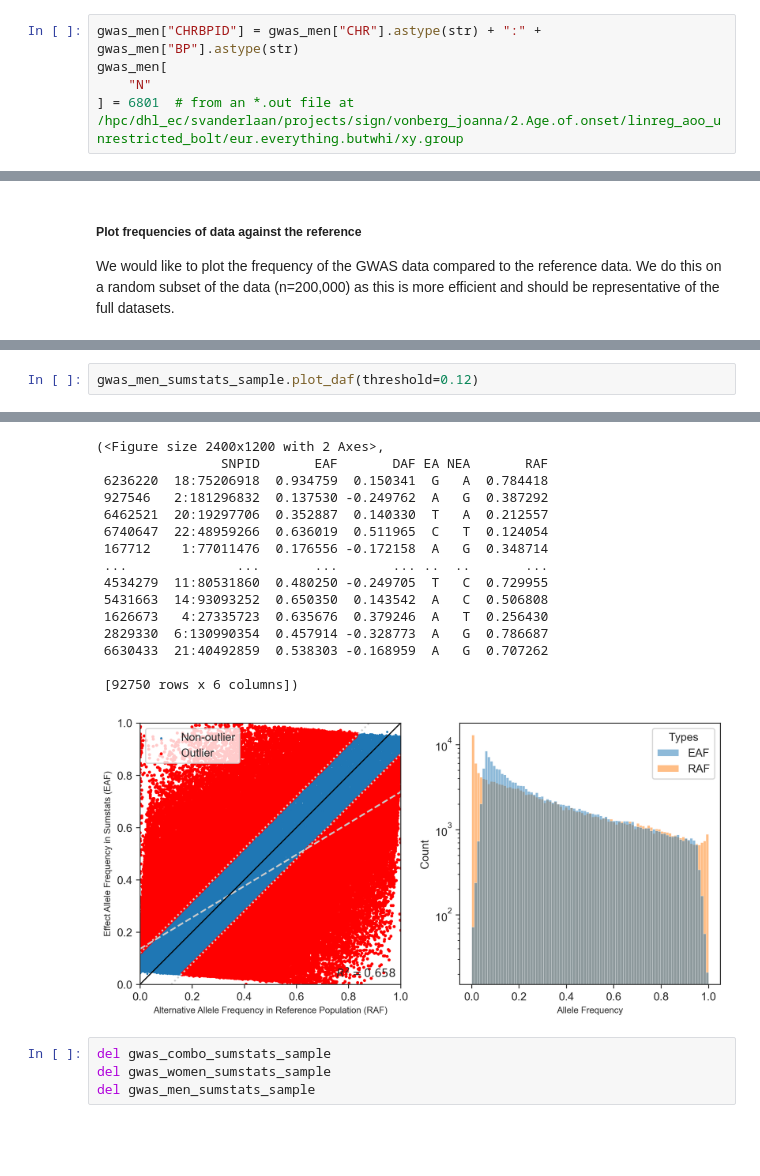
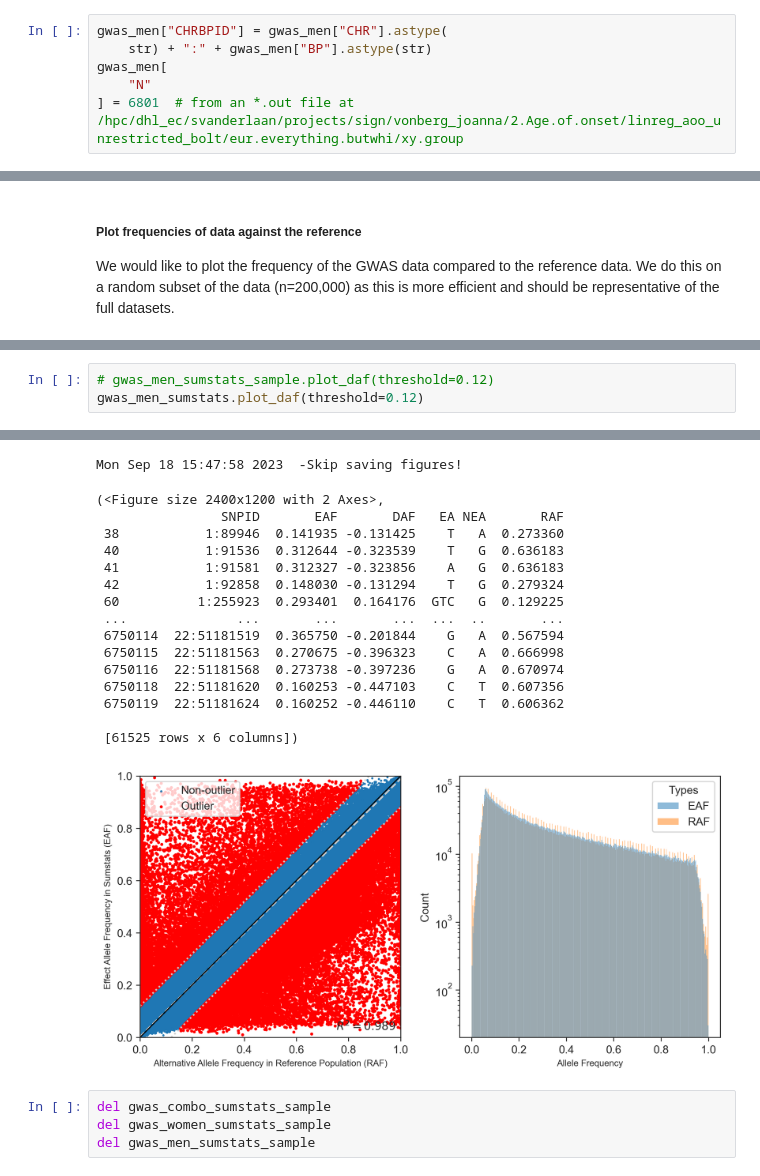
Before and after one commit to CirculatoryHealth/AAO_IschemicStroke, a Jupyter notebook: 5. Parsing_GWASSumStats_forFAIR.ipynb, the cells around one changed output, grey strips where cells are left out. Drawn from its saved outputs; the diff is of its cells as text; blank space fills up the shorter version.

```diff
--- a/5. Parsing_GWASSumStats_forFAIR.ipynb
+++ b/5. Parsing_GWASSumStats_forFAIR.ipynb
@@ -690,7 +702,8 @@ gwas_women["CHRBPID"] = (
 # from an *.out file at /hpc/dhl_ec/svanderlaan/projects/sign/vonberg_joanna/2.Age.of.onset/linreg_aoo_unrestricted_bolt/eur.everything.butwhi/xx.group
 gwas_women["N"] = 5344
 # %%
-gwas_men["CHRBPID"] = gwas_men["CHR"].astype(str) + ":" + gwas_men["BP"].astype(str)
+gwas_men["CHRBPID"] = gwas_men["CHR"].astype(
+    str) + ":" + gwas_men["BP"].astype(str)
 gwas_men[
     "N"
 ] = 6801  # from an *.out file at /hpc/dhl_ec/svanderlaan/projects/sign/vonberg_joanna/2.Age.of.onset/linreg_aoo_unrestricted_bolt/eur.everything.butwhi/xy.group
@@ -1989,3 +2061,4 @@ Fri Sep 15 21:16:49 2023 Finished allele frequency checking!
 # %%
-gwas_men_sumstats_sample.plot_daf(threshold=0.12)
+# gwas_men_sumstats_sample.plot_daf(threshold=0.12)
+gwas_men_sumstats.plot_daf(threshold=0.12)
 # %% [output]
@@ -2002,19 +2074,20 @@ Fri Sep 15 21:16:52 2023  -Skip saving figures!
-(<Figure size 2400x1200 with 2 Axes>,
-                SNPID       EAF       DAF EA NEA       RAF
- 6236220  18:75206918  0.934759  0.150341  G   A  0.784418
- 927546   2:181296832  0.137530 -0.249762  A   G  0.387292
- 6462521  20:19297706  0.352887  0.140330  T   A  0.212557
- 6740647  22:48959266  0.636019  0.511965  C   T  0.124054
- 167712    1:77011476  0.176556 -0.172158  A   G  0.348714
- ...              ...       ...       ... ..  ..       ...
- 4534279  11:80531860  0.480250 -0.249705  T   C  0.729955
- 5431663  14:93093252  0.650350  0.143542  A   C  0.506808
- 1626673   4:27335723  0.635676  0.379246  A   T  0.256430
- 2829330  6:130990354  0.457914 -0.328773  A   G  0.786687
- 6630433  21:40492859  0.538303 -0.168959  A   G  0.707262
-
- [92750 rows x 6 columns])
+Mon Sep 18 15:47:58 2023  -Skip saving figures!
+(<Figure size 2400x1200 with 2 Axes>,
+                SNPID       EAF       DAF   EA NEA       RAF
+ 38           1:89946  0.141935 -0.131425    T   A  0.273360
+ 40           1:91536  0.312644 -0.323539    T   G  0.636183
+ 41           1:91581  0.312327 -0.323856    A   G  0.636183
+ 42           1:92858  0.148030 -0.131294    T   G  0.279324
+ 60          1:255923  0.293401  0.164176  GTC   G  0.129225
+ ...              ...       ...       ...  ...  ..       ...
+ 6750114  22:51181519  0.365750 -0.201844    G   A  0.567594
+ 6750115  22:51181563  0.270675 -0.396323    C   A  0.666998
+ 6750116  22:51181568  0.273738 -0.397236    G   A  0.670974
+ 6750118  22:51181620  0.160253 -0.447103    C   T  0.607356
+ 6750119  22:51181624  0.160252 -0.446110    C   T  0.606362
+
+ [61525 rows x 6 columns])
-[figure, old version]
+[figure, new version]
 # %%
 del gwas_combo_sumstats_sample
 del gwas_women_sumstats_sample
```
Also changed, not shown: parts of 94 cells of this notebook, 16 other files.
